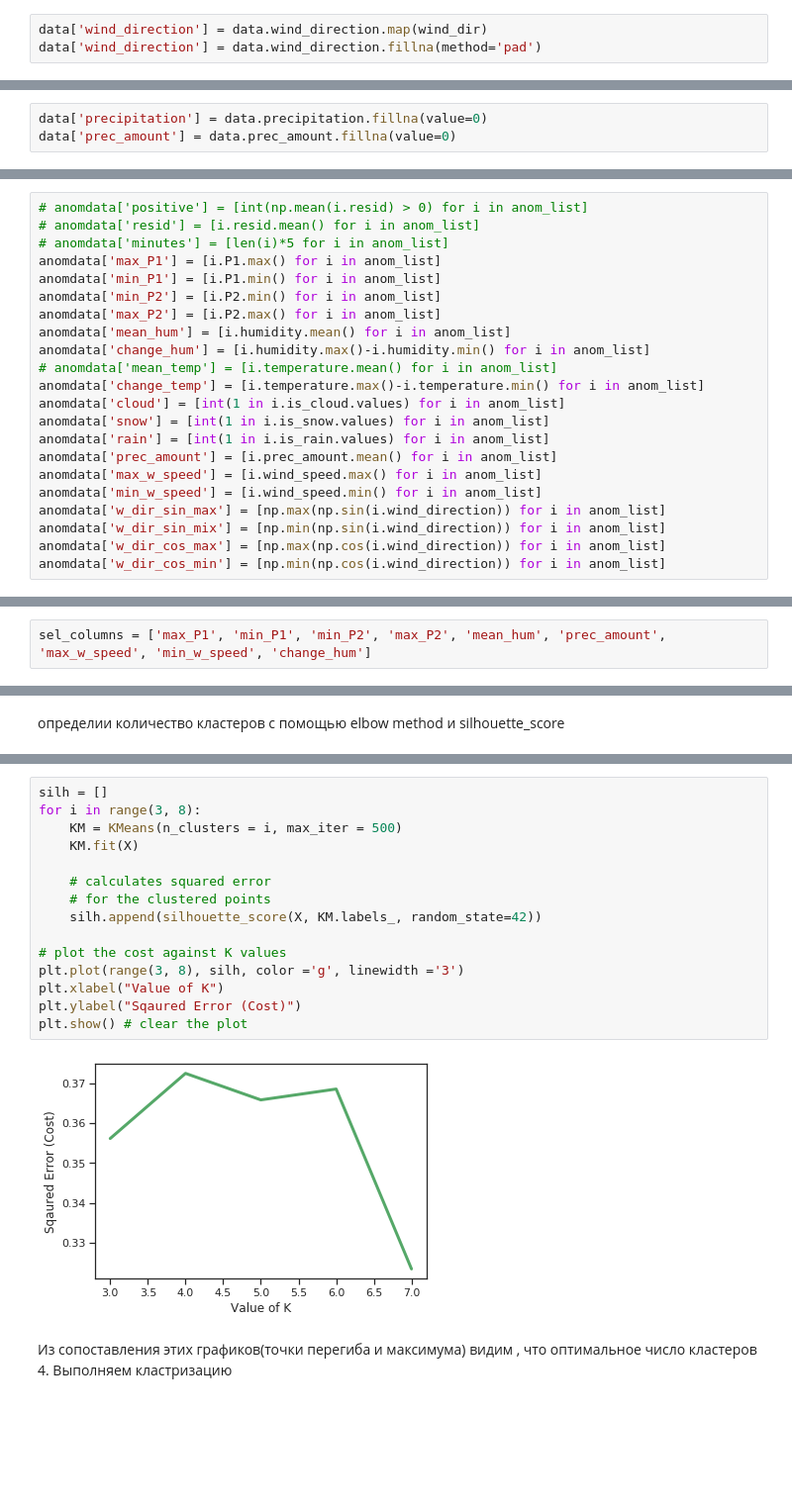
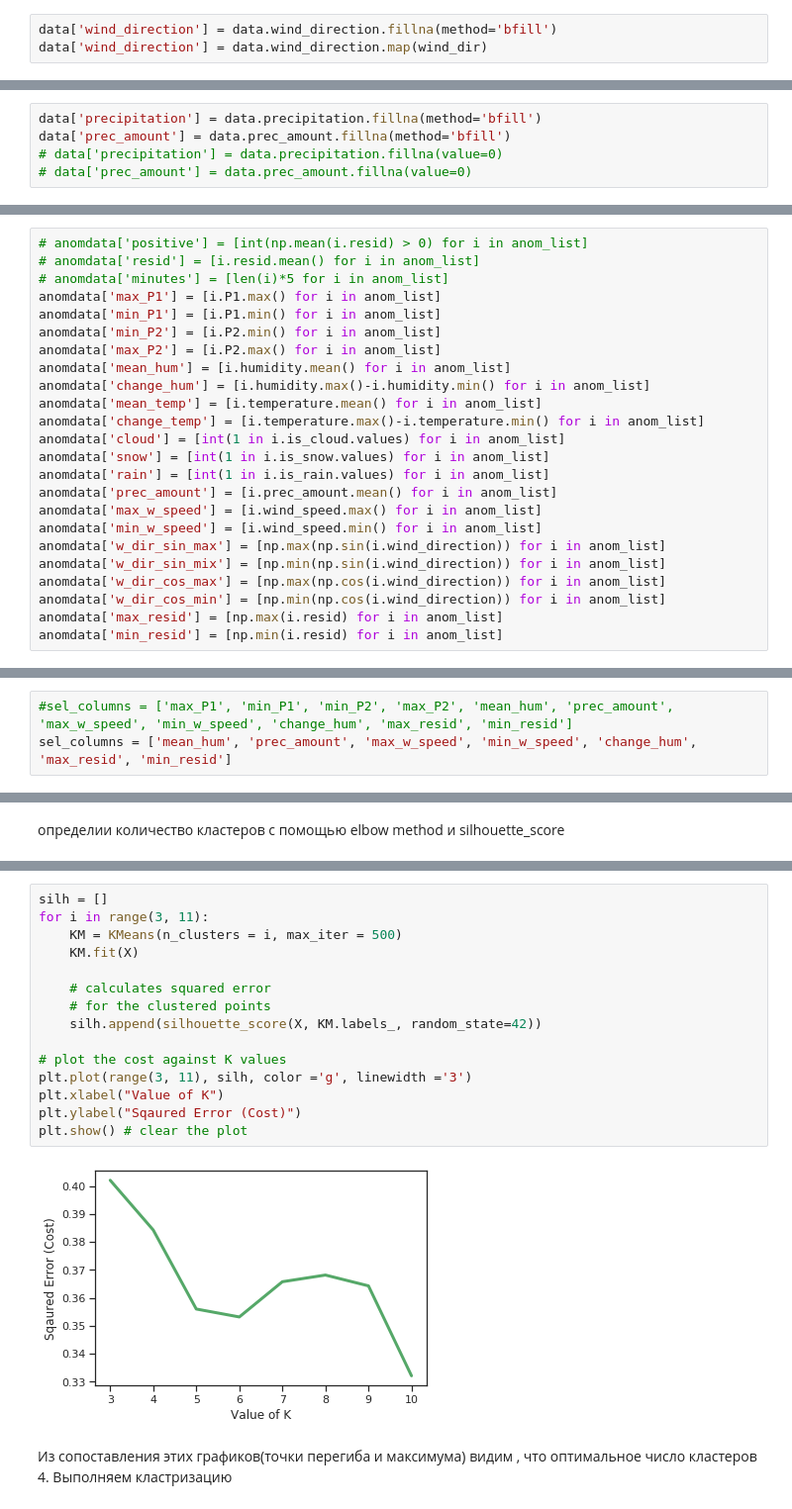
Before and after one commit to aerubanov/Proj_Air_Quality, a Jupyter notebook: notebooks/Anomaly detection.ipynb, the cells around one changed output, grey strips where cells are left out. Shown at 99% size. Cells and saved outputs as stored; diff of their text form; blank space fills up the shorter version.

```diff
--- a/notebooks/Anomaly detection.ipynb
+++ b/notebooks/Anomaly detection.ipynb
@@ -63,13 +63,15 @@ wind_dir = {'Ветер, дующий с востока': 0,
             'Штиль, безветрие': None,
            }
 # %%
+data['wind_direction'] = data.wind_direction.fillna(method='bfill')
 data['wind_direction'] = data.wind_direction.map(wind_dir)
-data['wind_direction'] = data.wind_direction.fillna(method='pad')
 # %% [markdown]
 кодируем тип осадков и количество
 # %%
-data['precipitation'] = data.precipitation.fillna(value=0)
-data['prec_amount'] = data.prec_amount.fillna(value=0)
+data['precipitation'] = data.precipitation.fillna(method='bfill')
+data['prec_amount'] = data.prec_amount.fillna(method='bfill')
+# data['precipitation'] = data.precipitation.fillna(value=0)
+# data['prec_amount'] = data.prec_amount.fillna(value=0)
 # %%
 prec_codes = {0:0,
               'Облака покрывали половину неба или менее в течение всего соответствующего периода': 1,
@@ -186,7 +189,7 @@ anomdata['min_P2'] = [i.P2.min() for i in anom_list]
 anomdata['max_P2'] = [i.P2.max() for i in anom_list]
 anomdata['mean_hum'] = [i.humidity.mean() for i in anom_list]
 anomdata['change_hum'] = [i.humidity.max()-i.humidity.min() for i in anom_list]
-# anomdata['mean_temp'] = [i.temperature.mean() for i in anom_list]
+anomdata['mean_temp'] = [i.temperature.mean() for i in anom_list]
 anomdata['change_temp'] = [i.temperature.max()-i.temperature.min() for i in anom_list]
 anomdata['cloud'] = [int(1 in i.is_cloud.values) for i in anom_list]
 anomdata['snow'] = [int(1 in i.is_snow.values) for i in anom_list]
@@ -198,6 +201,8 @@ anomdata['w_dir_sin_max'] = [np.max(np.sin(i.wind_direction)) for i in anom_list
 anomdata['w_dir_sin_mix'] = [np.min(np.sin(i.wind_direction)) for i in anom_list]
 anomdata['w_dir_cos_max'] = [np.max(np.cos(i.wind_direction)) for i in anom_list]
 anomdata['w_dir_cos_min'] = [np.min(np.cos(i.wind_direction)) for i in anom_list]
+anomdata['max_resid'] = [np.max(i.resid) for i in anom_list]
+anomdata['min_resid'] = [np.min(i.resid) for i in anom_list]
 # %%
 anomdata.head()
 # %% [output]
@@ -210,7 +215,8 @@ anomdata.head()
 # %% [markdown]
 выбираем фичи, по котрым делаем кластеризацию, снижаем размерность с помощью PCA
 # %%
-sel_columns = ['max_P1', 'min_P1', 'min_P2', 'max_P2', 'mean_hum', 'prec_amount', 'max_w_speed', 'min_w_speed', 'change_hum']
+#sel_columns = ['max_P1', 'min_P1', 'min_P2', 'max_P2', 'mean_hum', 'prec_amount', 'max_w_speed', 'min_w_speed', 'change_hum', 'max_resid', 'min_resid']
+sel_columns = ['mean_hum', 'prec_amount', 'max_w_speed', 'min_w_speed', 'change_hum', 'max_resid', 'min_resid']
 # %%
 pca = PCA(n_components=3)
 pca.fit(anomdata[sel_columns])
@@ -250,20 +256,20 @@ plt.show() # clear the plot
 # %%
 silh = []
-for i in range(3, 8):
+for i in range(3, 11):
     KM = KMeans(n_clusters = i, max_iter = 500)
     KM.fit(X)
 
     # calculates squared error
     # for the clustered points
     silh.append(silhouette_score(X, KM.labels_, random_state=42))
 
 # plot the cost against K values
-plt.plot(range(3, 8), silh, color ='g', linewidth ='3')
+plt.plot(range(3, 11), silh, color ='g', linewidth ='3')
 plt.xlabel("Value of K")
 plt.ylabel("Sqaured Error (Cost)")
 plt.show() # clear the plot
 # %% [output]
-[figure, old version]
+[figure, new version]
 # %% [markdown]
 Из сопоставления этих графиков(точки перегиба и максимума) видим , что оптимальное число кластеров 4. Выполняем кластризацию
 # %%
```
Also changed, not shown: parts of 13 cells of this notebook, 6 other files.
